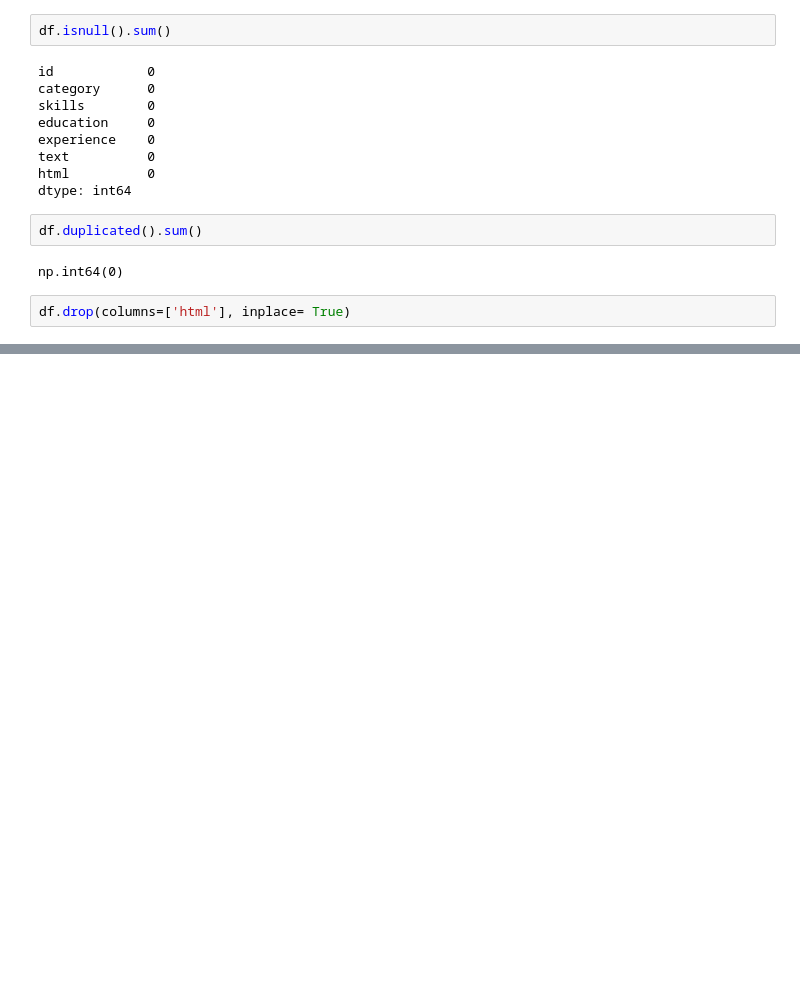
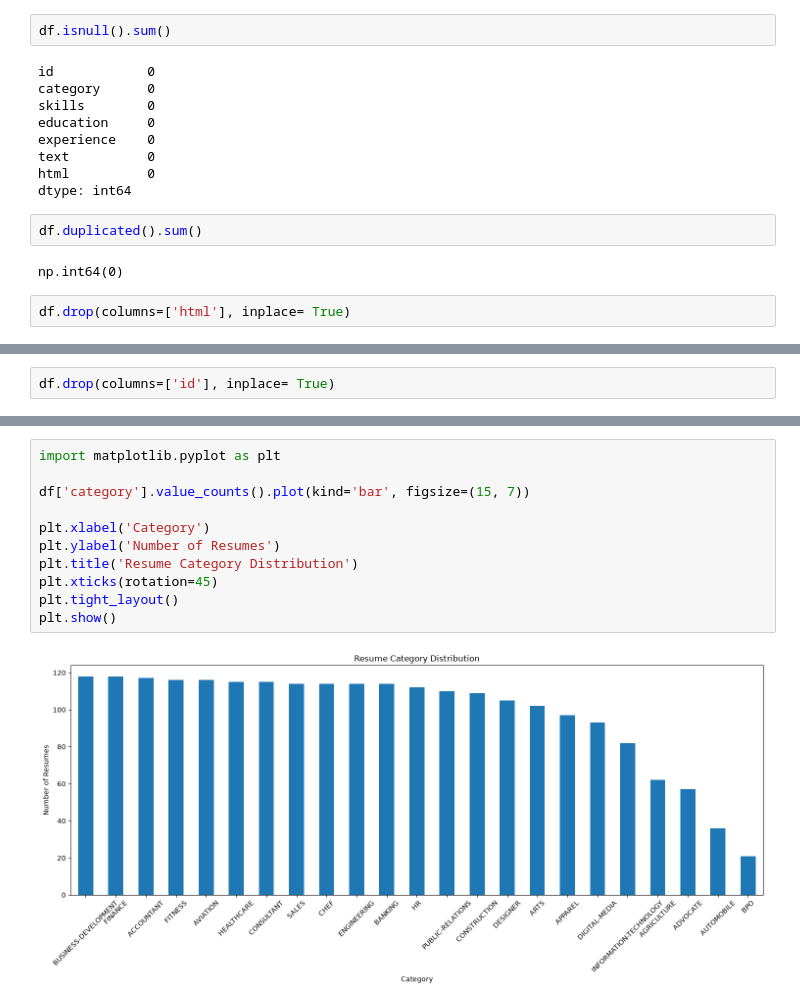
Before and after one commit to rahul-gitt/MY-PROJECTS, a Jupyter notebook: AI Job-Match Analyzer/main.ipynb, the cells around one changed output, grey strips where cells are left out. Drawn from its saved outputs; the diff is of its cells as text; blank space fills up the shorter version.

```diff
--- a/AI Job-Match Analyzer/main.ipynb
+++ b/AI Job-Match Analyzer/main.ipynb
@@ -50,0 +44,2 @@ df.head(3)
+# %%
+df.drop(columns=['id'], inplace= True)
@@ -50,0 +88,13 @@ df.head(3)
+# %%
+import matplotlib.pyplot as plt
+
+df['category'].value_counts().plot(kind='bar', figsize=(15, 7))
+
+plt.xlabel('Category')
+plt.ylabel('Number of Resumes')
+plt.title('Resume Category Distribution')
+plt.xticks(rotation=45)
+plt.tight_layout()
+plt.show()
+# %% [output]
+[figure, added]
```
Also changed, not shown: parts of 4 cells of this notebook.
